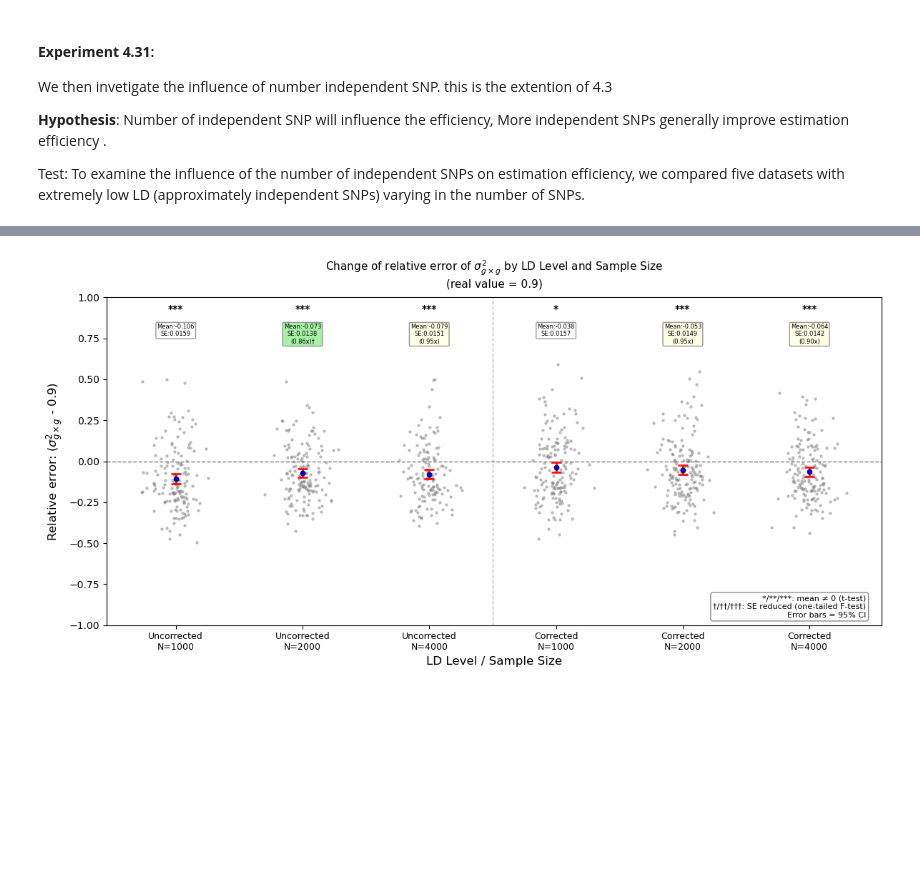
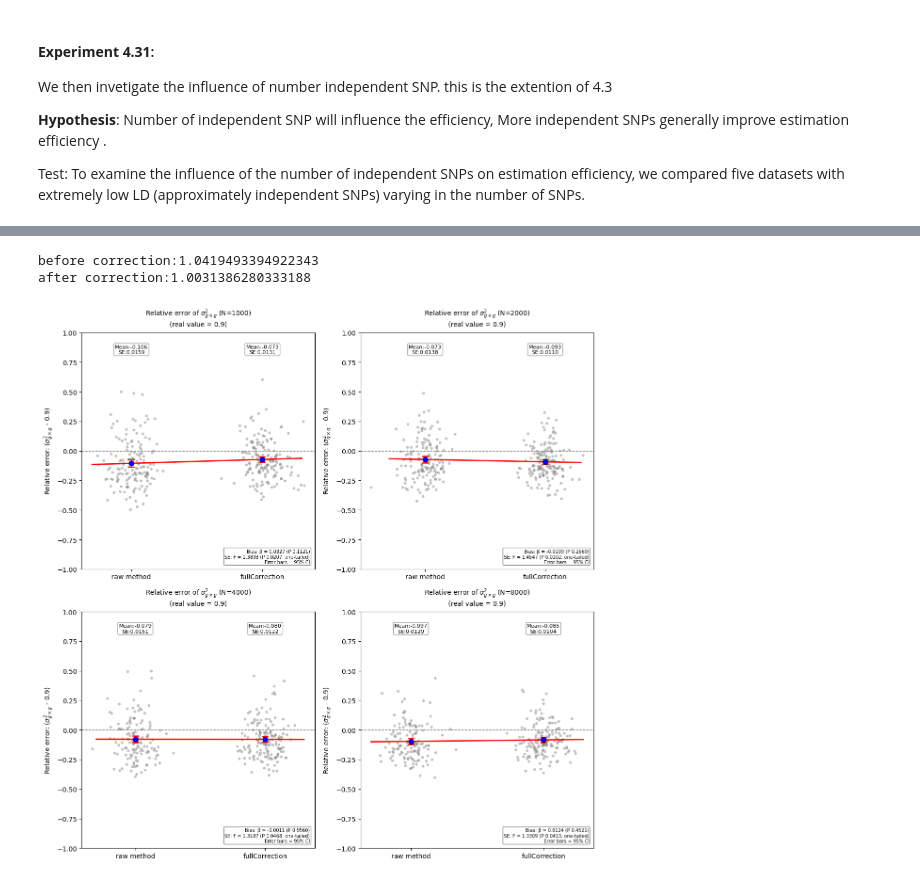
Before and after one commit to border-lab/Full-gene-level-GxG-Estimation, a Jupyter notebook: Experiments/solve_ContiguousSNP.ipynb, the cells around one changed output, grey strips where cells are left out. Drawn from its saved outputs; the diff is of its cells as text; code cells hidden in the pictures; blank space fills up the shorter version.

Commit message:
update sparse and correction

```diff
--- a/Experiments/solve_ContiguousSNP.ipynb
+++ b/Experiments/solve_ContiguousSNP.ipynb
@@ -432,11 +442,11 @@ fig, axes = plt.subplots(2, 2, figsize=(12, 12))
 axes = axes.flatten()
 
 individual_sizes = [1000, 2000, 4000, 8000]
-object_labels = ["Small dataset","Large dataset"]
+object_labels = ["Small dataset(m= 600)","Large dataset(m= 1800)"]
 for idx, n in enumerate(individual_sizes):
     data_dicts_by_object = {
-        'Small dataset': highLD_smallDataset_allVariants[n],
-        'Large dataset': highLD_largeDataset_allVariants[n],
+        'Small dataset(m= 600)': highLD_smallDataset_allVariants[n],
+        'Large dataset(m= 1800)': highLD_largeDataset_allVariants[n],
     }
 
     plot_relative_error_across_object_withSE(
@@ -546,16 +628,43 @@ plot_relative_error_across_groups_combined(
+# %%
+###Show the correction
+def fast_empirical_var(Z):
+    n, m = Z.shape
+    i, j = np.triu_indices(m, k=1)
+    products = Z[:, i] * Z[:, j]
+    return np.var(products, axis=0)
+
+X = testdata[:10000,:400]
+Z = (X - X.mean(axis=0)) / X.std(axis=0)
+factor = calculate_correction_factor(X)
+print(f'before correction:{np.mean(fast_empirical_var(Z))}')
+Z_corr = Z / (factor ** 0.25)
+print(f'after correction:{np.mean(fast_empirical_var(Z_corr))}')
+# %% [output]
+before correction:1.0419493394922343
+after correction:1.0031386280333188
 # %%
-individual_sizes = [1000, 2000, 4000]
-x_labels = ["Uncorrected", "Corrected"]
-plot_relative_error_across_groups_combined(
-    highLD_largeDataset_allVariants,
-    highLD_largeDataset_allVariants_corrected,
-    x_labels=x_labels,
-    individual_sizes=individual_sizes,
-    col_num=0,
-    real_value=0.9,
-    ymin=-1,
-    ymax=1,
-    x_axis_name="LD Level"
-)
+fig, axes = plt.subplots(2, 2, figsize=(12, 12))
+axes = axes.flatten()
+
+individual_sizes = [1000, 2000, 4000, 8000]
+object_labels = ["raw method","fullCorrection"]
+for idx, n in enumerate(individual_sizes):
+    data_dicts_by_object = {
+        'raw method': highLD_largeDataset_allVariants[n],
+        'fullCorrection': highLD_largeDataset_allVariants_fullcorrected[n],
+    }
+
+    plot_relative_error_across_object_withSE(
+        data_dicts_by_object=data_dicts_by_object,
+        object_labels = object_labels,
+        individual_size=n,
+        col_num=0,
+        real_value=0.9,
+        ymin=-1.0,
+        ymax=1.0,
+        ax=axes[idx]
+    )
+plt.tight_layout()
+plt.show()
 # %% [output]
-[figure, old version]
+[figure, new version]
```
Also changed, not shown: parts of 18 cells of this notebook, 30 other files.
